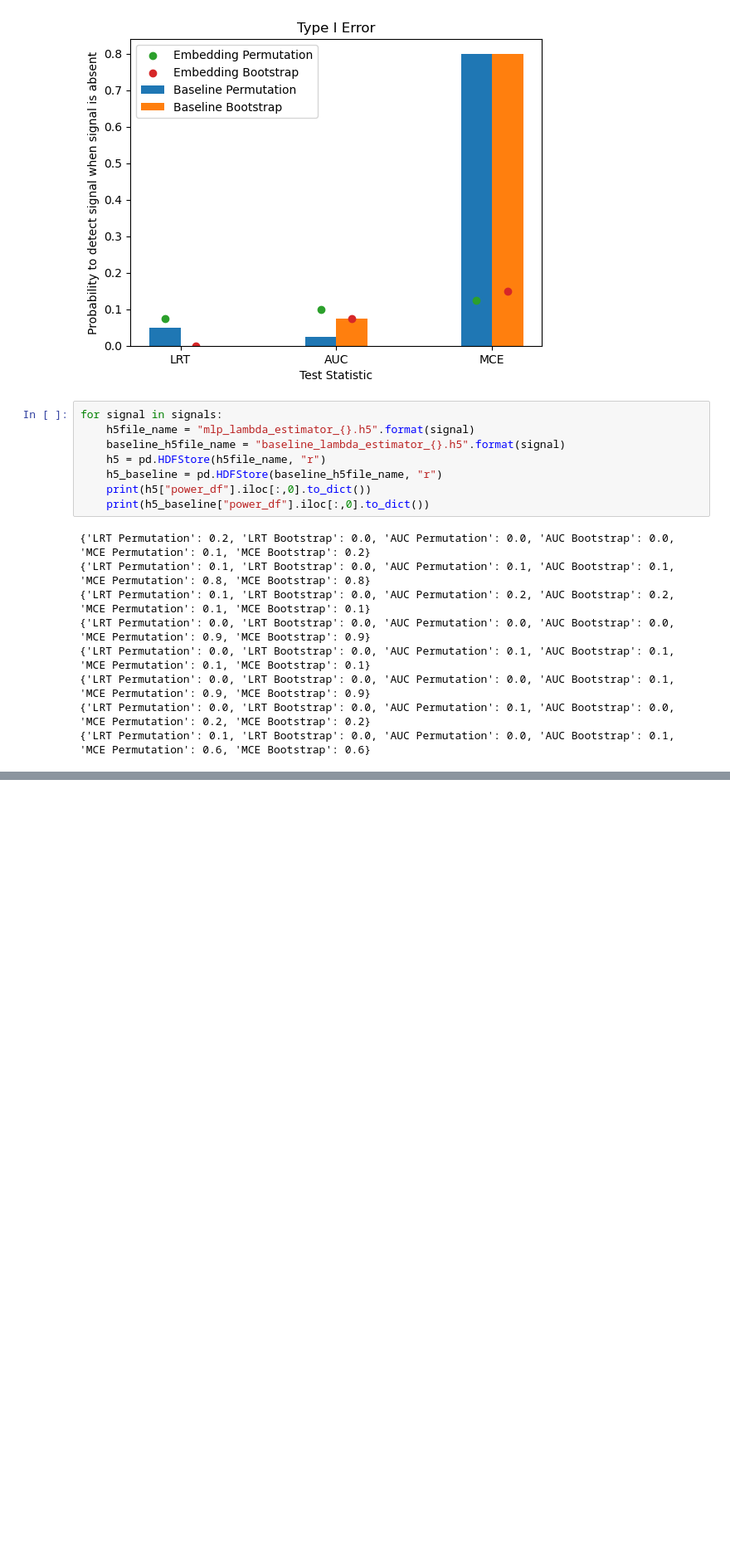
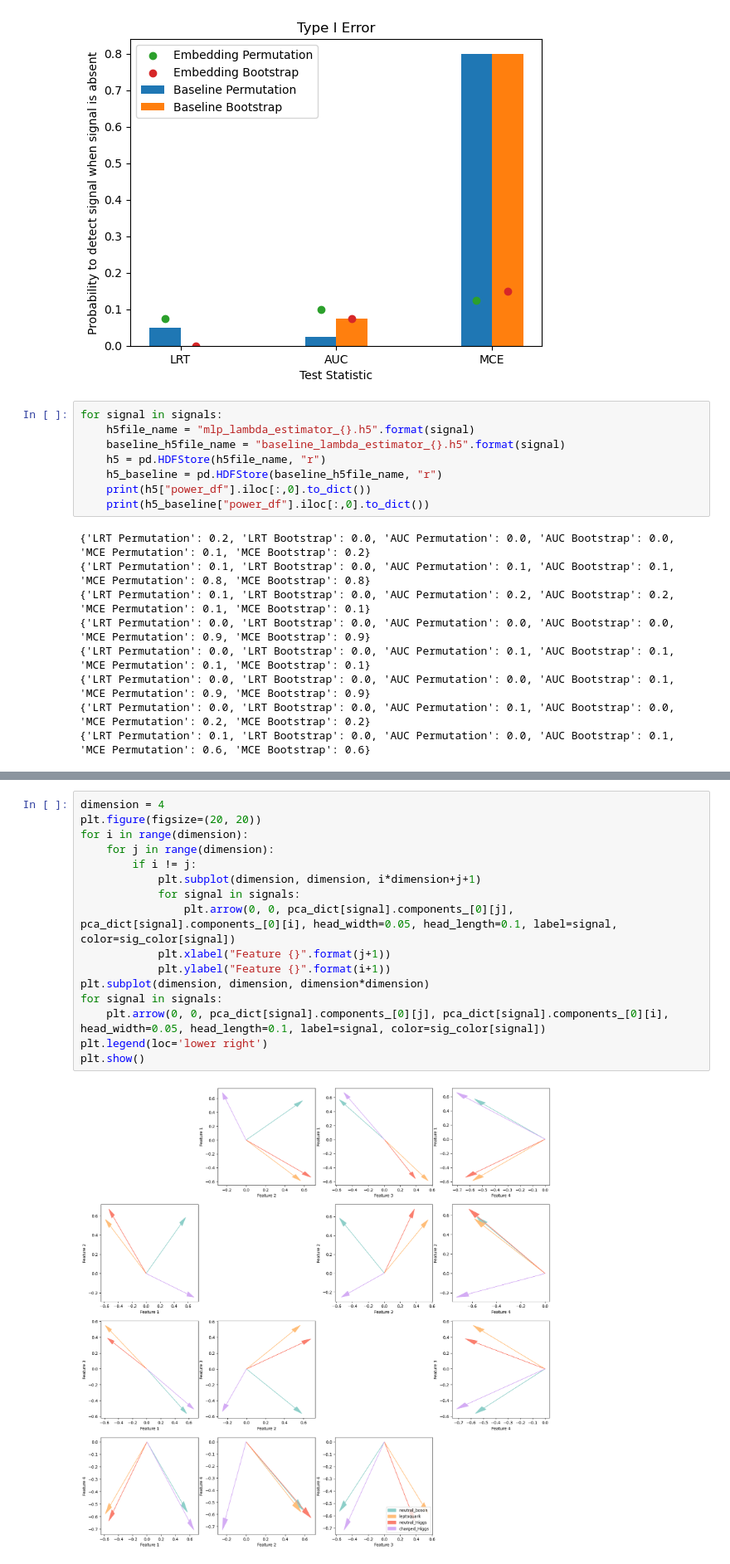
Before and after one commit to ZhengtingHe/ADwithNE, a Jupyter notebook: demo/results.ipynb, the cells around one changed output, grey strips where cells are left out. Shown at 83% size. Saved outputs shown, nothing was run; the diff lists cells and outputs as text; blank space fills up the shorter version.

```diff
--- a/demo/results.ipynb
+++ b/demo/results.ipynb
@@ -169,0 +239,18 @@ for signal in signals:
+# %%
+dimension = 4
+plt.figure(figsize=(20, 20))
+for i in range(dimension):
+    for j in range(dimension):
+        if i != j:
+            plt.subplot(dimension, dimension, i*dimension+j+1)
+            for signal in signals:
+                plt.arrow(0, 0, pca_dict[signal].components_[0][j], pca_dict[signal].components_[0][i], head_width=0.05, head_length=0.1, label=signal, color=sig_color[signal])
+            plt.xlabel("Feature {}".format(j+1))
+            plt.ylabel("Feature {}".format(i+1))
+plt.subplot(dimension, dimension, dimension*dimension)
+for signal in signals:
+    plt.arrow(0, 0, pca_dict[signal].components_[0][j], pca_dict[signal].components_[0][i], head_width=0.05, head_length=0.1, label=signal, color=sig_color[signal])
+plt.legend(loc='lower right')
+plt.show()
+# %% [output]
+[figure, added]
```
Also changed, not shown: parts of 9 cells of this notebook, 1 other file.
